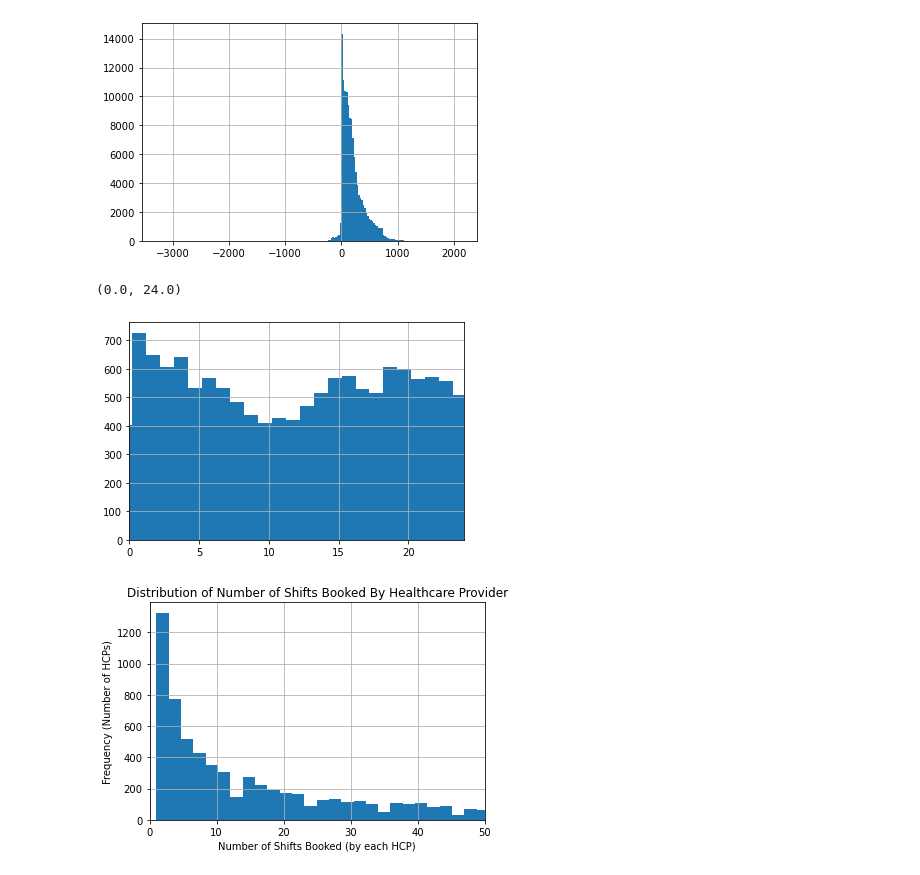
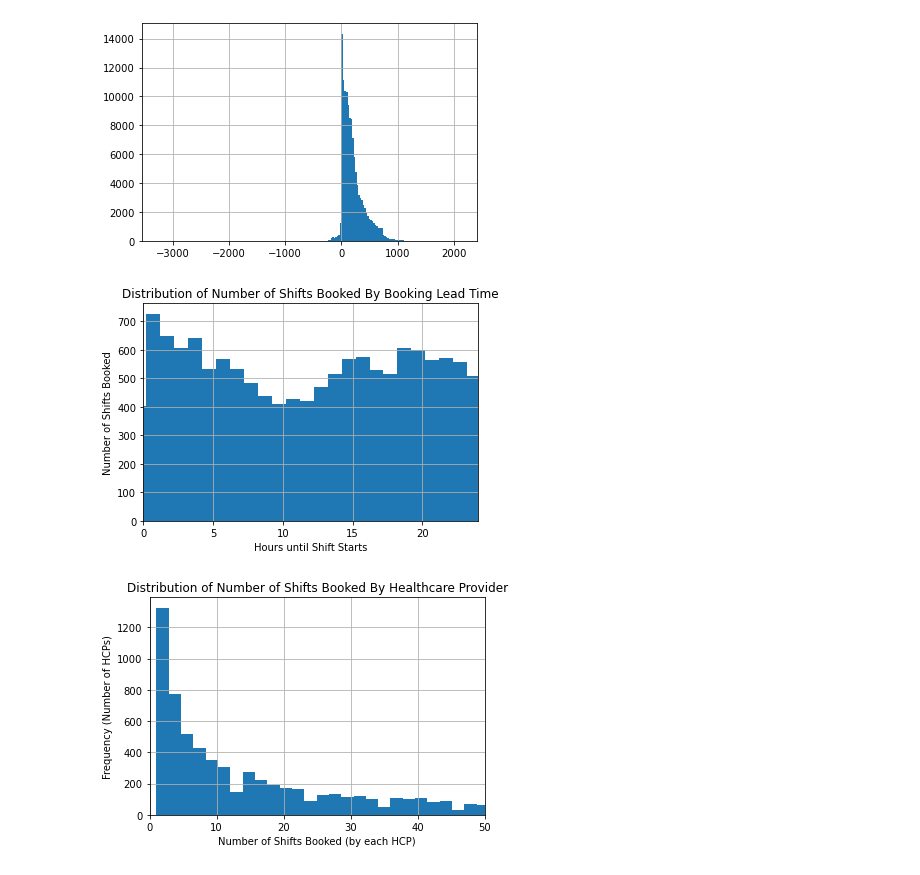
Before and after one commit to ccsurratt/clipboard_analysis, a Jupyter notebook: Caroline_Surratt_Analysis.ipynb, the cells around one changed output. Saved outputs shown, nothing was run; the diff lists cells and outputs as text; code cells hidden in the pictures.

Commit message:
Updated graph axes

```diff
--- a/Caroline_Surratt_Analysis.ipynb
+++ b/Caroline_Surratt_Analysis.ipynb
@@ -389,9 +389,11 @@ ax = bookings['Lead_Time'].hist(bins=200)
 # %%
 ax = bookings['Lead_Time'].hist(bins=5400)
 ax.set_xlim(left=0, right=24)
+ax.set_xlabel("Hours until Shift Starts")
+ax.set_ylabel("Number of Shifts Booked")
+ax.set_title("Distribution of Number of Shifts Booked By Booking Lead Time");
 # %% [output]
-(0.0, 24.0)
-[figure, old version]
+[figure, new version]
 # %%
 ax = bookings['Worker_ID'].value_counts().hist(bins=125)
 ax.set_xlabel("Number of Shifts Booked (by each HCP)")
```
